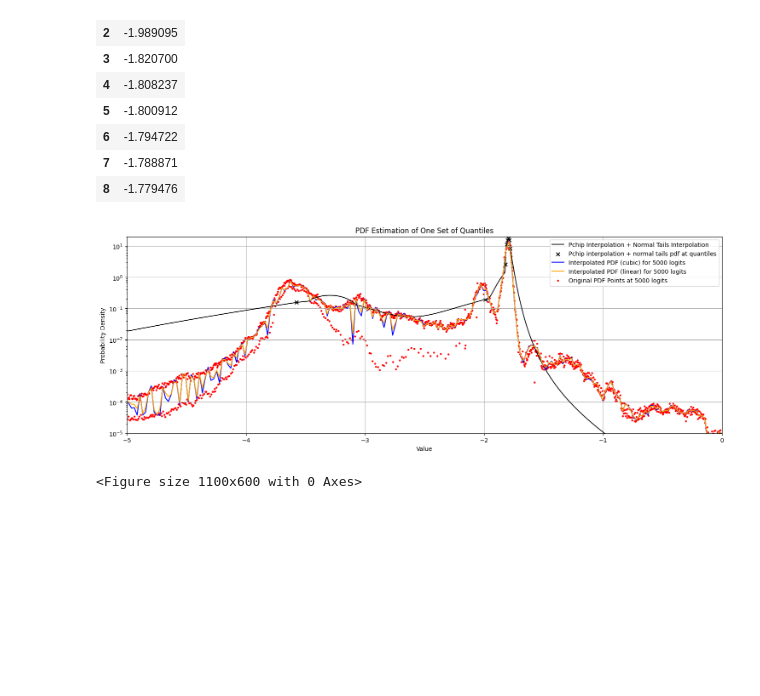
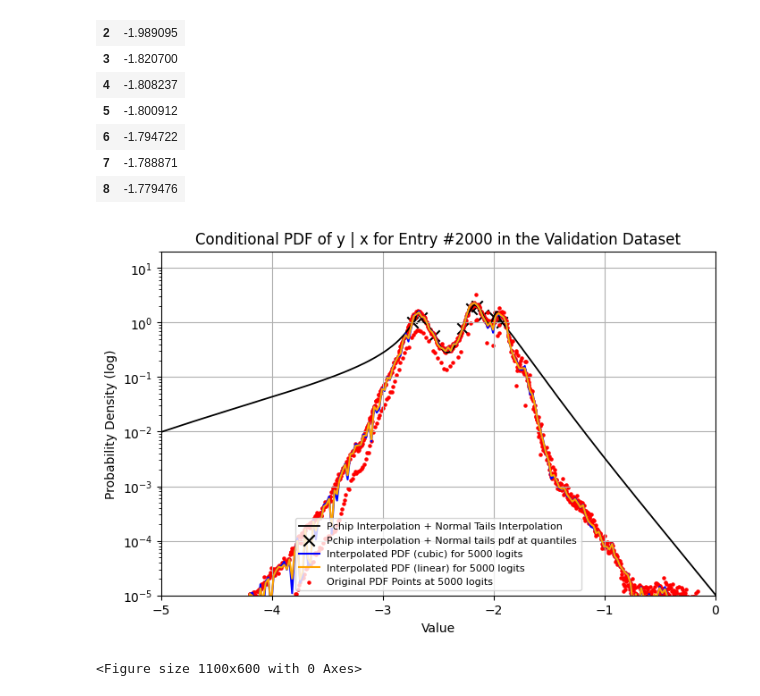
Before and after one commit to Manuel3567/master-thesis, a Jupyter notebook: notebooks/014_TabPFN_logits_borders.ipynb, the cells around one changed output. Saved outputs shown, nothing was run; the diff lists cells and outputs as text; code cells hidden in the pictures; blank space fills up the shorter version.

```diff
--- a/notebooks/014_TabPFN_logits_borders.ipynb
+++ b/notebooks/014_TabPFN_logits_borders.ipynb
@@ -778,32 +782,40 @@ pd.DataFrame(all_quantiles_2[:,0])
 | 7 | -1.788871 |
 | 8 | -1.779476 |
 # %%
-id = 0
+#id = 0
+#id = 17
+#id = 358
+#id = 5000
+#id = 8700
+id = 2000
 
 #x_lim = (-2.1, -1.5)
 #x_lim = (-1.85, -1.75)
 #x_lim = (-2.5, -1.5)
+#x_lim = (-9.5, 2)
 x_lim = (-5, 0)
+
 y_lim = (1e-5, 20)  # Adjust as needed for log-scale compatibility
 scale = "log"
 #scale = "linear"
-fig, ax = plt.subplots(figsize=(18, 6))
+title = f"Conditional PDF of y | x for Entry #{id} in the Validation Dataset"
+fig, ax = plt.subplots(figsize=(8, 5))
 
 probabilities = quantiles_custom
 yt = entsoe["power"]
 quantile_10 = np.percentile(yt, probabilities * 100)
 
 
 # Fit left and right tails
 mu_left_asym, sigma_left_asym = fit_tail_distribution(quantile_10[:2], probabilities[:2])
 mu_right_asym, sigma_right_asym = fit_tail_distribution(quantile_10[-2:], probabilities[-2:])
 
-plot_cdf_pdf_dynamic(ax, all_quantiles_2[:,id], probabilities, -10, 5, x_lim, y_lim, log_scale=scale, case=3,
+plot_cdf_pdf_dynamic(ax, all_quantiles_2[:,id], probabilities, -10, 5, x_lim, y_lim, title, log_scale=scale, case=3,
                      mu_left_asym=mu_left_asym, sigma_left_asym=sigma_left_asym,
                      mu_right_asym=mu_right_asym, sigma_right_asym=sigma_right_asym)
 plot_pdf_from_logits(ax, logits_2, borders_new_2, x_lim, y_lim, log_scale=scale, id=id)
 
-plt.show()
+fig.show()
 # %% [output]
-[figure, old version]
+[figure, new version]
 <Figure size 1100x600 with 0 Axes>
```
Also changed, not shown: parts of 2 cells of this notebook, 5 other files.
